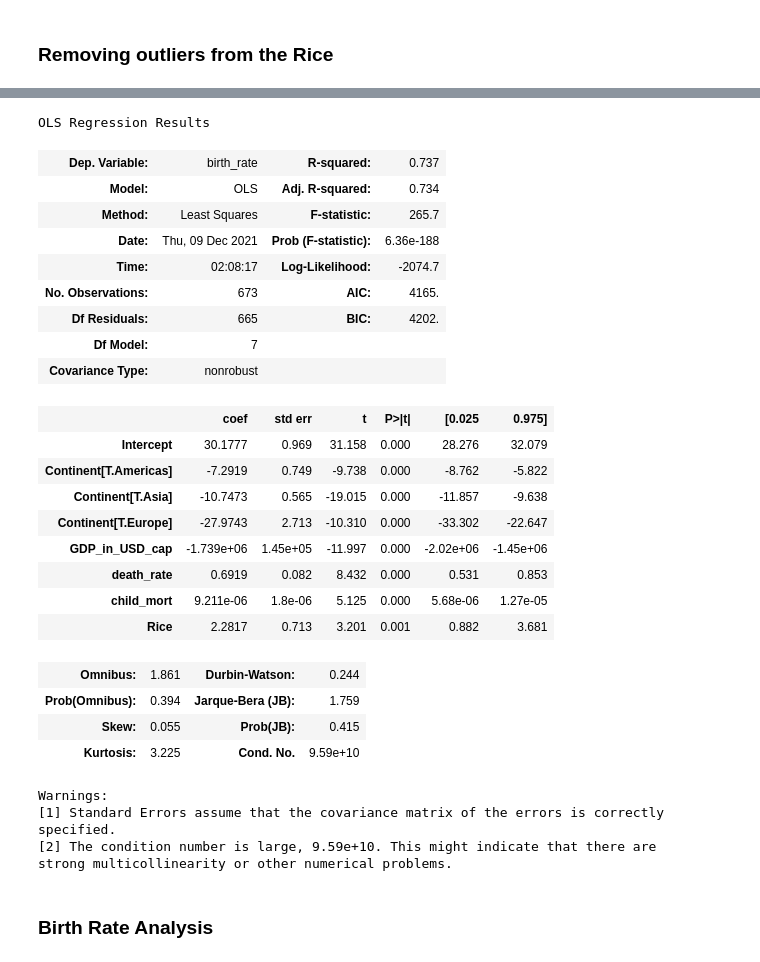
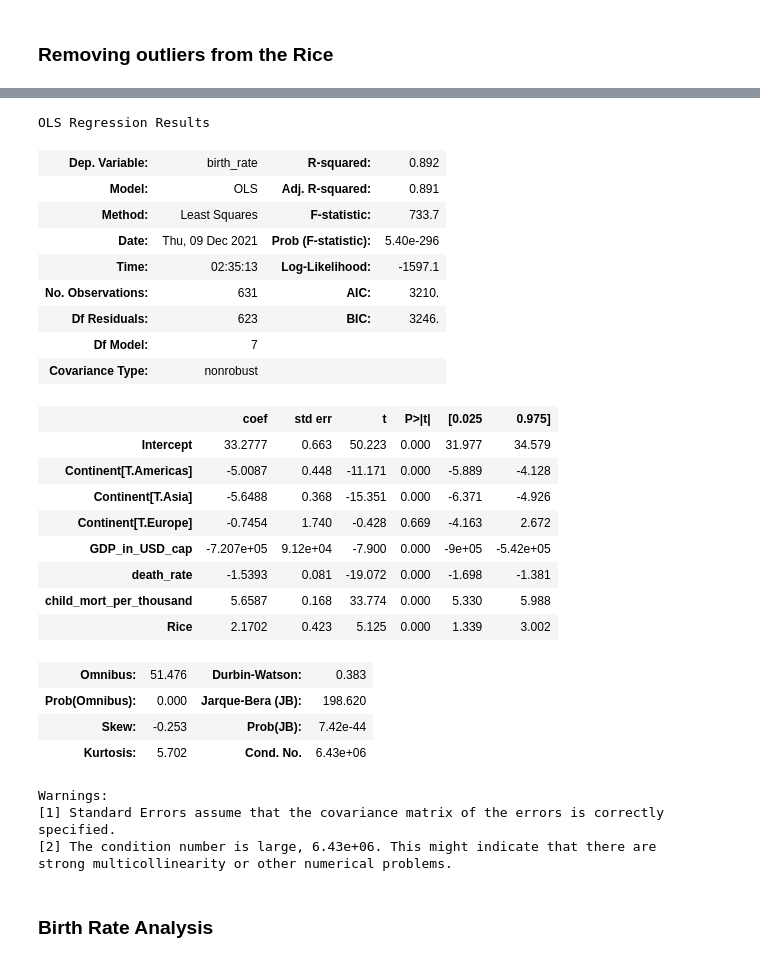
Before and after one commit to MaxSMCON/Group_2, a Jupyter notebook: Group_2_Stats.ipynb, the cells around one changed output, grey strips where cells are left out. Cells and saved outputs as stored; diff of their text form; code cells hidden in the pictures.

```diff
--- a/Group_2_Stats.ipynb
+++ b/Group_2_Stats.ipynb
@@ -1120,3 +1115,8 @@ df_every.head()
 | 2 | 2 | Afghanistan | 2009 | 0.361595 | AFG | 105248.0 | 8.584 | 40.903 | 28394806.0 | ... |
 | 3 | 3 | Afghanistan | 2010 | 0.330410 | AFG | 101508.0 | 8.250 | 39.829 | 29185511.0 | ... |
 | 4 | 4 | Afghanistan | 2011 | 0.342172 | AFG | 97652.0 | 7.936 | 38.750 | 30117411.0 | ... |
+# %%
+# adding child mortality per 1,000
+df_every['child_mort_per_thousand'] = 1000*df_every['child_mort'] / df_every['population']
+
+df_every.head()
@@ -1155,0 +1173,3 @@ g.plot_marginals(sns.rugplot, color = 'r',
+# %%
+# remove outliers from rice
+df_rice = df_rice[(np.abs(df_rice[['child_mort_per_thousand']]) < 6).all(axis = 1)]
@@ -1156,34 +1248,34 @@ g.plot_marginals(sns.rugplot, color = 'r',
 # %%
-m = sm.ols('birth_rate ~ GDP_in_USD_cap +death_rate + child_mort+ Rice + Continent', data = df_rice) # Model with just Rice and GDP
+m = sm.ols('birth_rate ~ GDP_in_USD_cap +death_rate + child_mort_per_thousand+ Rice + Continent', data = df_rice)
 m = m.fit()
 m.summary()
 # %% [output]
 OLS Regression Results
-| Dep. Variable: | birth_rate | R-squared: | 0.737 |
-| Model: | OLS | Adj. R-squared: | 0.734 |
-| Method: | Least Squares | F-statistic: | 265.7 |
-| Date: | Thu, 09 Dec 2021 | Prob (F-statistic): | 6.36e-188 |
-| Time: | 02:08:17 | Log-Likelihood: | -2074.7 |
-| No. Observations: | 673 | AIC: | 4165. |
-| Df Residuals: | 665 | BIC: | 4202. |
+| Dep. Variable: | birth_rate | R-squared: | 0.892 |
+| Model: | OLS | Adj. R-squared: | 0.891 |
+| Method: | Least Squares | F-statistic: | 733.7 |
+| Date: | Thu, 09 Dec 2021 | Prob (F-statistic): | 5.40e-296 |
+| Time: | 02:35:13 | Log-Likelihood: | -1597.1 |
+| No. Observations: | 631 | AIC: | 3210. |
+| Df Residuals: | 623 | BIC: | 3246. |
 | Df Model: | 7 |  |  |
 | Covariance Type: | nonrobust |  |  |
 |  | coef | std err | t | P>|t| | [0.025 | 0.975] |
-| Intercept | 30.1777 | 0.969 | 31.158 | 0.000 | 28.276 | 32.079 |
-| Continent[T.Americas] | -7.2919 | 0.749 | -9.738 | 0.000 | -8.762 | -5.822 |
-| Continent[T.Asia] | -10.7473 | 0.565 | -19.015 | 0.000 | -11.857 | -9.638 |
-| Continent[T.Europe] | -27.9743 | 2.713 | -10.310 | 0.000 | -33.302 | -22.647 |
-| GDP_in_USD_cap | -1.739e+06 | 1.45e+05 | -11.997 | 0.000 | -2.02e+06 | -1.45e+06 |
-| death_rate | 0.6919 | 0.082 | 8.432 | 0.000 | 0.531 | 0.853 |
-| child_mort | 9.211e-06 | 1.8e-06 | 5.125 | 0.000 | 5.68e-06 | 1.27e-05 |
-| Rice | 2.2817 | 0.713 | 3.201 | 0.001 | 0.882 | 3.681 |
+| Intercept | 33.2777 | 0.663 | 50.223 | 0.000 | 31.977 | 34.579 |
+| Continent[T.Americas] | -5.0087 | 0.448 | -11.171 | 0.000 | -5.889 | -4.128 |
+| Continent[T.Asia] | -5.6488 | 0.368 | -15.351 | 0.000 | -6.371 | -4.926 |
+| Continent[T.Europe] | -0.7454 | 1.740 | -0.428 | 0.669 | -4.163 | 2.672 |
+| GDP_in_USD_cap | -7.207e+05 | 9.12e+04 | -7.900 | 0.000 | -9e+05 | -5.42e+05 |
+| death_rate | -1.5393 | 0.081 | -19.072 | 0.000 | -1.698 | -1.381 |
+| child_mort_per_thousand | 5.6587 | 0.168 | 33.774 | 0.000 | 5.330 | 5.988 |
+| Rice | 2.1702 | 0.423 | 5.125 | 0.000 | 1.339 | 3.002 |
-| Omnibus: | 1.861 | Durbin-Watson: | 0.244 |
-| Prob(Omnibus): | 0.394 | Jarque-Bera (JB): | 1.759 |
-| Skew: | 0.055 | Prob(JB): | 0.415 |
-| Kurtosis: | 3.225 | Cond. No. | 9.59e+10 |
+| Omnibus: | 51.476 | Durbin-Watson: | 0.383 |
+| Prob(Omnibus): | 0.000 | Jarque-Bera (JB): | 198.620 |
+| Skew: | -0.253 | Prob(JB): | 7.42e-44 |
+| Kurtosis: | 5.702 | Cond. No. | 6.43e+06 |
 Warnings:
 [1] Standard Errors assume that the covariance matrix of the errors is correctly specified.
-[2] The condition number is large, 9.59e+10. This might indicate that there are
+[2] The condition number is large, 6.43e+06. This might indicate that there are
 strong multicollinearity or other numerical problems.
 # %% [markdown]
 ### Birth Rate Analysis
```
Also changed, not shown: parts of 19 cells of this notebook.
